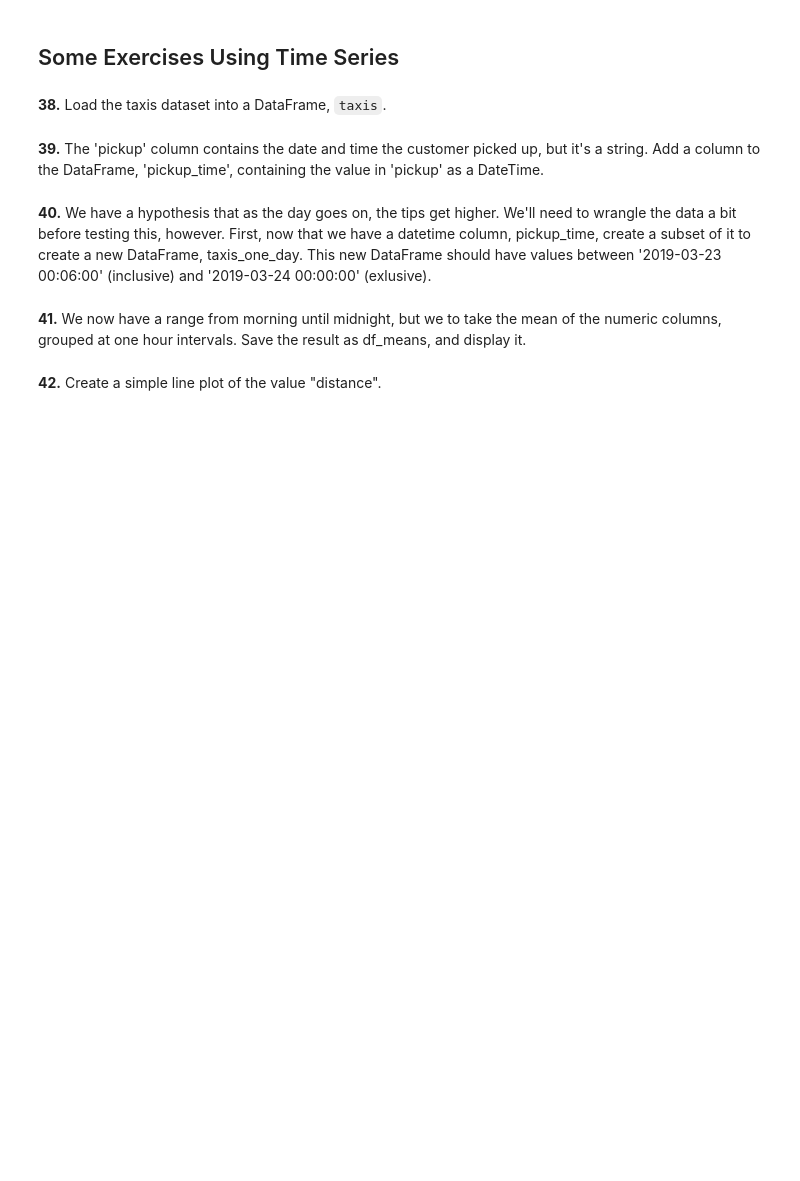
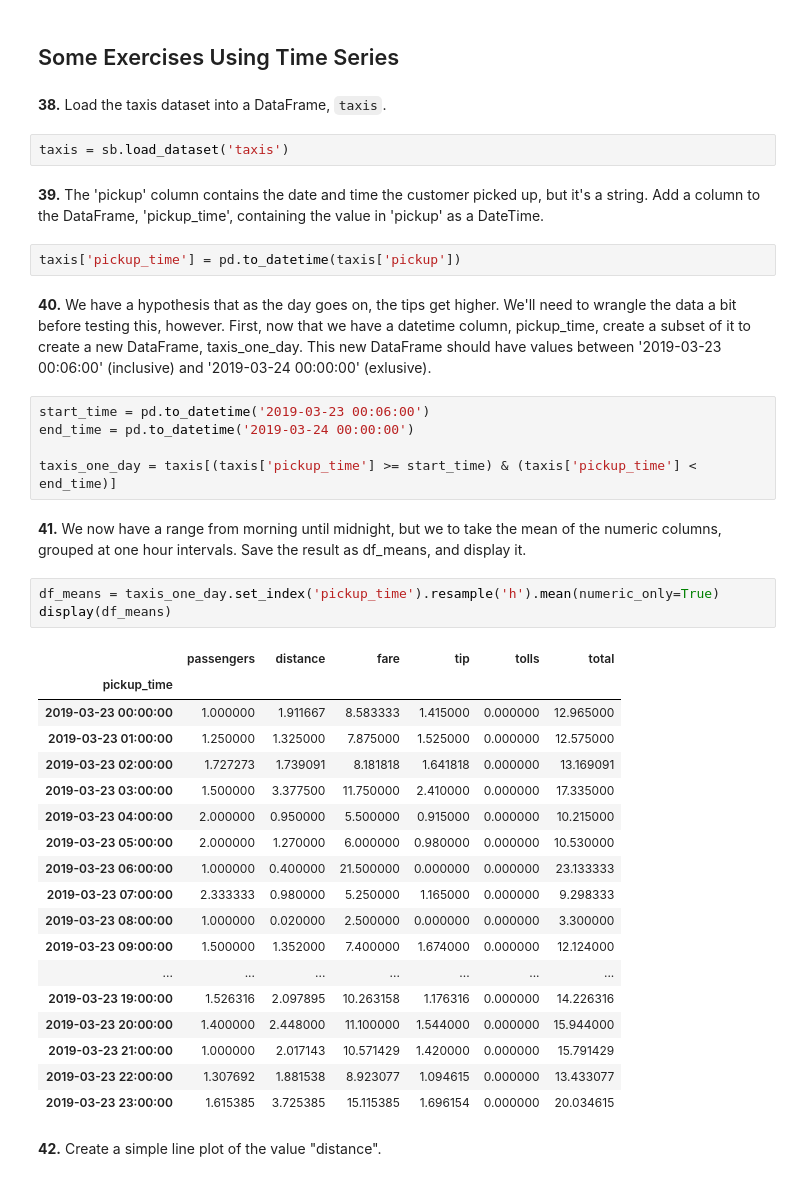
Before and after one commit to NafisNaufal/Pandas-Excersice, a Jupyter notebook: booksource/exercises/PandasExercises.ipynb, the cells around one changed output. Cells and saved outputs as stored; diff of their text form; blank space fills up the shorter version.

````diff
--- a/booksource/exercises/PandasExercises.ipynb
+++ b/booksource/exercises/PandasExercises.ipynb
@@ -274,11 +388,42 @@ Yes, because a row series should have the columns as the index (See below):
 ## Some Exercises Using Time Series
 # %% [markdown]
 **38.** Load the taxis dataset into a DataFrame, ```taxis```.
+# %%
+taxis = sb.load_dataset('taxis')
 # %% [markdown]
 **39.** The 'pickup' column contains the date and time the customer picked up, but it's a string.  Add a column to the DataFrame, 'pickup_time', containing the value in 'pickup' as a DateTime.
+# %%
+taxis['pickup_time'] = pd.to_datetime(taxis['pickup'])
 # %% [markdown]
 **40.** We have a hypothesis that as the day goes on, the tips get higher.  We'll need to wrangle the data a bit before testing this, however.  First, now that we have a datetime column, pickup_time, create a subset of it to create a new DataFrame, taxis_one_day. This new DataFrame should have values between '2019-03-23 00:06:00' (inclusive) and '2019-03-24 00:00:00' (exlusive).
+# %%
+start_time = pd.to_datetime('2019-03-23 00:06:00')
+end_time = pd.to_datetime('2019-03-24 00:00:00')
+
+taxis_one_day = taxis[(taxis['pickup_time'] >= start_time) & (taxis['pickup_time'] < end_time)]
 # %% [markdown]
 **41.** We now have a range from morning until midnight, but we to take the mean of the numeric columns, grouped at one hour intervals.  Save the result as df_means, and display it.
+# %%
+df_means = taxis_one_day.set_index('pickup_time').resample('h').mean(numeric_only=True)
+display(df_means)
+# %% [output]
+|  | passengers | distance | fare | tip | tolls | total |
+| pickup_time |  |  |  |  |  |  |
+| 2019-03-23 00:00:00 | 1.000000 | 1.911667 | 8.583333 | 1.415000 | 0.000000 | 12.965000 |
+| 2019-03-23 01:00:00 | 1.250000 | 1.325000 | 7.875000 | 1.525000 | 0.000000 | 12.575000 |
+| 2019-03-23 02:00:00 | 1.727273 | 1.739091 | 8.181818 | 1.641818 | 0.000000 | 13.169091 |
+| 2019-03-23 03:00:00 | 1.500000 | 3.377500 | 11.750000 | 2.410000 | 0.000000 | 17.335000 |
+| 2019-03-23 04:00:00 | 2.000000 | 0.950000 | 5.500000 | 0.915000 | 0.000000 | 10.215000 |
+| 2019-03-23 05:00:00 | 2.000000 | 1.270000 | 6.000000 | 0.980000 | 0.000000 | 10.530000 |
+| 2019-03-23 06:00:00 | 1.000000 | 0.400000 | 21.500000 | 0.000000 | 0.000000 | 23.133333 |
+| 2019-03-23 07:00:00 | 2.333333 | 0.980000 | 5.250000 | 1.165000 | 0.000000 | 9.298333 |
+| 2019-03-23 08:00:00 | 1.000000 | 0.020000 | 2.500000 | 0.000000 | 0.000000 | 3.300000 |
+| 2019-03-23 09:00:00 | 1.500000 | 1.352000 | 7.400000 | 1.674000 | 0.000000 | 12.124000 |
+| ... | ... | ... | ... | ... | ... | ... |
+| 2019-03-23 19:00:00 | 1.526316 | 2.097895 | 10.263158 | 1.176316 | 0.000000 | 14.226316 |
+| 2019-03-23 20:00:00 | 1.400000 | 2.448000 | 11.100000 | 1.544000 | 0.000000 | 15.944000 |
+| 2019-03-23 21:00:00 | 1.000000 | 2.017143 | 10.571429 | 1.420000 | 0.000000 | 15.791429 |
+| 2019-03-23 22:00:00 | 1.307692 | 1.881538 | 8.923077 | 1.094615 | 0.000000 | 13.433077 |
+| 2019-03-23 23:00:00 | 1.615385 | 3.725385 | 15.115385 | 1.696154 | 0.000000 | 20.034615 |
 # %% [markdown]
 **42.** Create a simple line plot of the value "distance".
````
Also changed, not shown: parts of 19 cells of this notebook.
